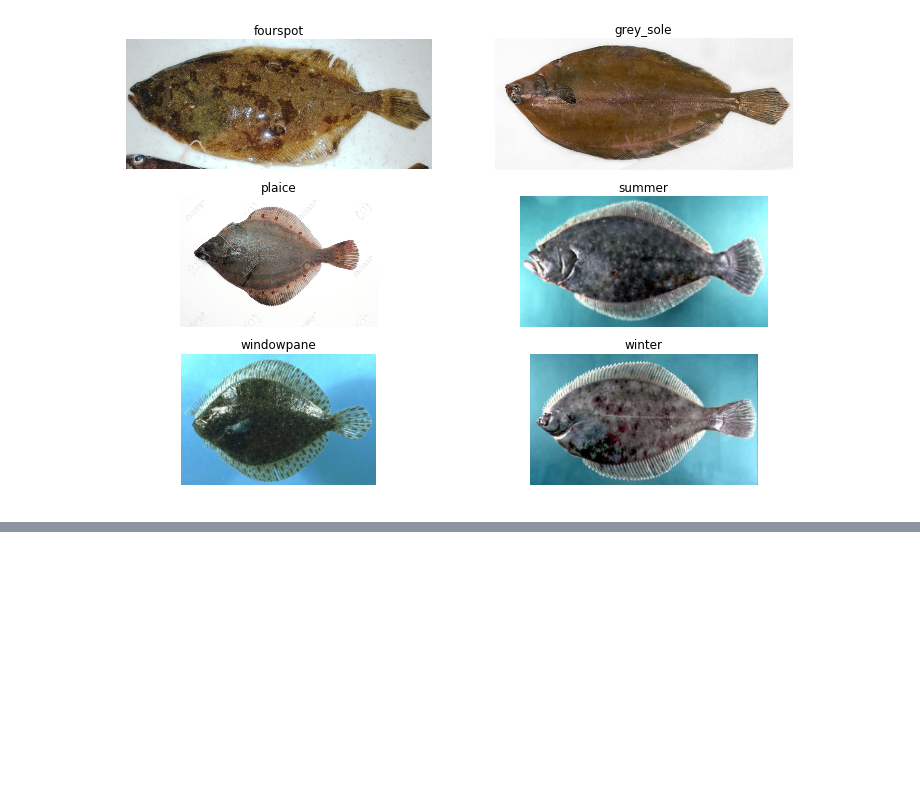
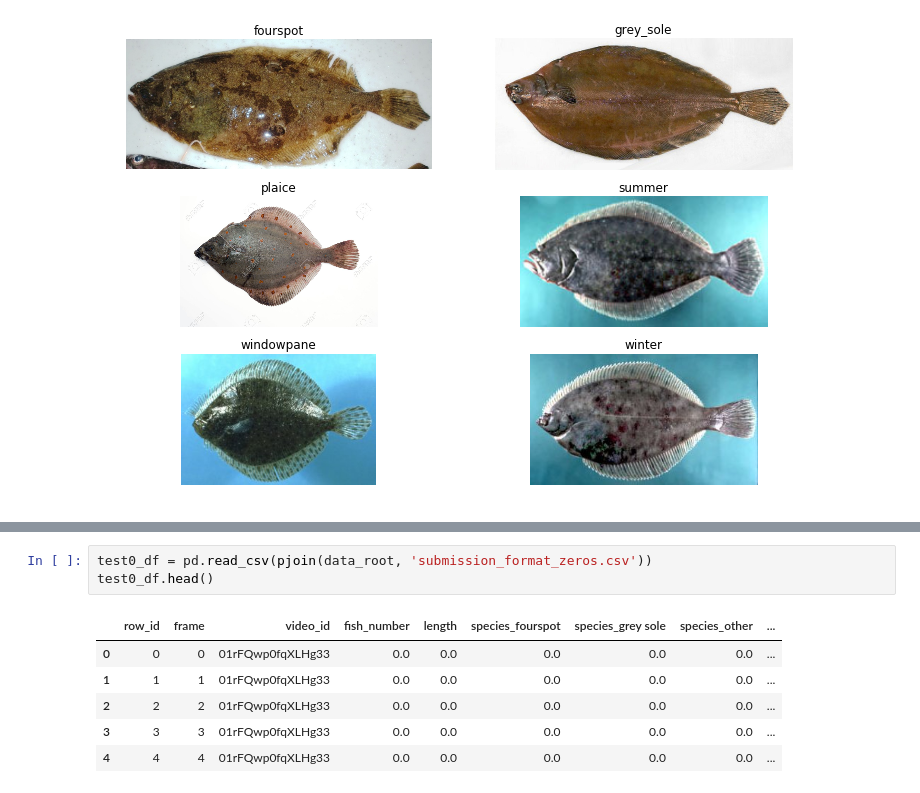
Before and after one commit to alievk/fish_challenge, a Jupyter notebook: explore_dataset.ipynb, the cells around one changed output, grey strips where cells are left out. Drawn from its saved outputs; the diff is of its cells as text; blank space fills up the shorter version.

```diff
--- a/explore_dataset.ipynb
+++ b/explore_dataset.ipynb
@@ -70,0 +102,10 @@ for i, fish in enumerate(['fourspot', 'grey_sole', 'plaice', 'summer', 'windowpa
+# %%
+test0_df = pd.read_csv(pjoin(data_root, 'submission_format_zeros.csv'))
+test0_df.head()
+# %% [output]
+|  | row_id | frame | video_id | fish_number | length | species_fourspot | species_grey sole | species_other | ... |
+| 0 | 0 | 0 | 01rFQwp0fqXLHg33 | 0.0 | 0.0 | 0.0 | 0.0 | 0.0 | ... |
+| 1 | 1 | 1 | 01rFQwp0fqXLHg33 | 0.0 | 0.0 | 0.0 | 0.0 | 0.0 | ... |
+| 2 | 2 | 2 | 01rFQwp0fqXLHg33 | 0.0 | 0.0 | 0.0 | 0.0 | 0.0 | ... |
+| 3 | 3 | 3 | 01rFQwp0fqXLHg33 | 0.0 | 0.0 | 0.0 | 0.0 | 0.0 | ... |
+| 4 | 4 | 4 | 01rFQwp0fqXLHg33 | 0.0 | 0.0 | 0.0 | 0.0 | 0.0 | ... |
```
Also changed, not shown: parts of 8 cells of this notebook, 2 other files.
